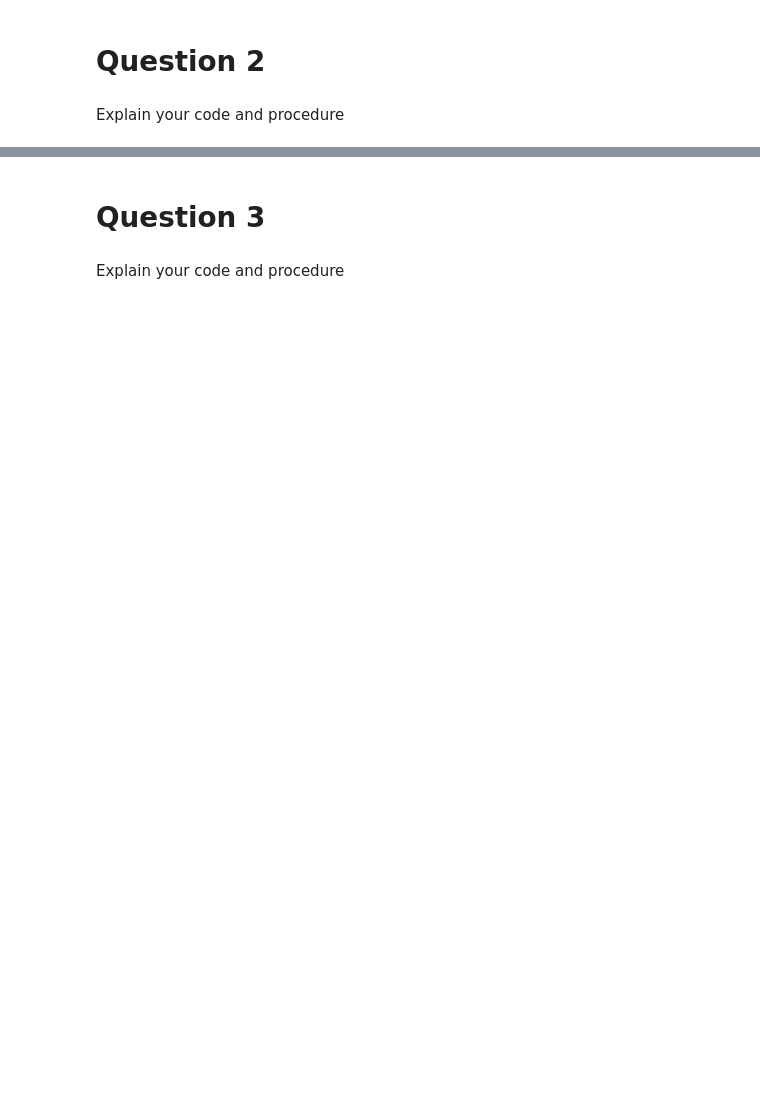
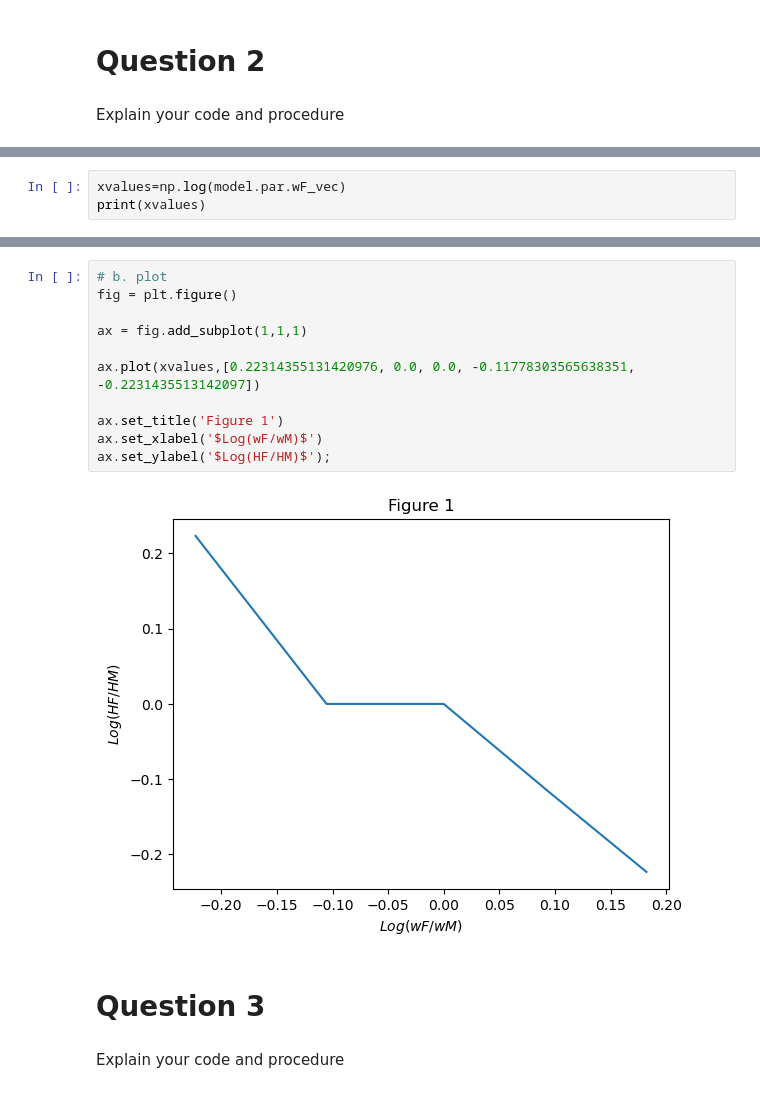
Before and after one commit to NumEconCopenhagen/projects-2023-mc, a Jupyter notebook: inauguralproject/inauguralproject.ipynb, the cells around one changed output, grey strips where cells are left out. Cells and saved outputs as stored; diff of their text form; blank space fills up the shorter version.

```diff
--- a/inauguralproject/inauguralproject.ipynb
+++ b/inauguralproject/inauguralproject.ipynb
@@ -55,0 +68,3 @@ Explain your code and procedure
+# %%
+xvalues=np.log(model.par.wF_vec)
+print(xvalues)
@@ -56,3 +87,16 @@ Explain your code and procedure
+# %%
+# b. plot
+fig = plt.figure()
+
+ax = fig.add_subplot(1,1,1)
+
+ax.plot(xvalues,[0.22314355131420976, 0.0, 0.0, -0.11778303565638351, -0.2231435513142097])
+
+ax.set_title('Figure 1')
+ax.set_xlabel('$Log(wF/wM)$')
+ax.set_ylabel('$Log(HF/HM)$');
+# %% [output]
+[figure, added]
 # %% [markdown]
 # Question 3
 # %% [markdown]
```
Also changed, not shown: parts of 12 cells of this notebook, 1 other file.
